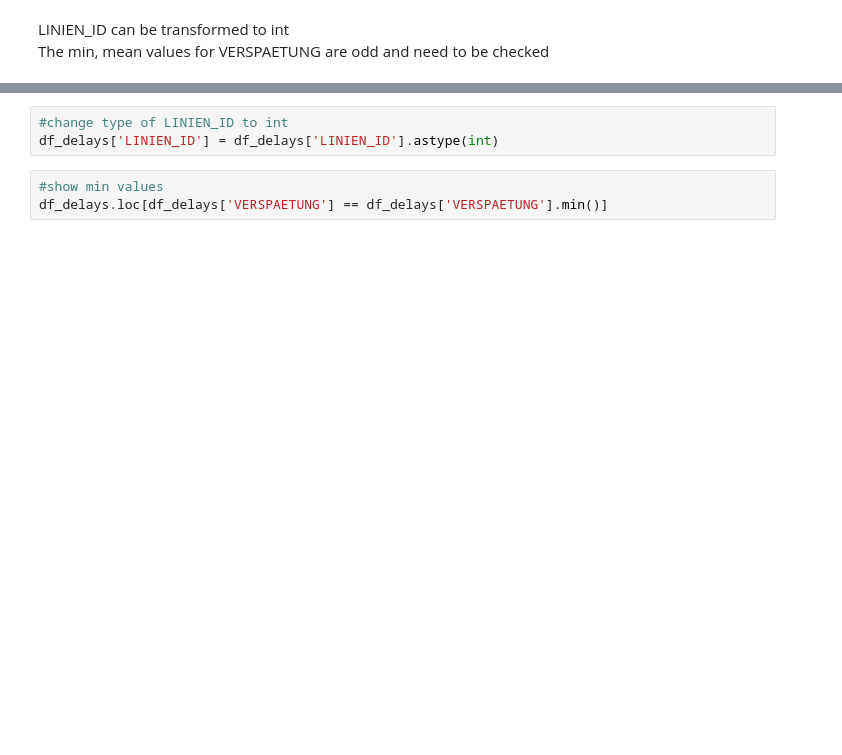
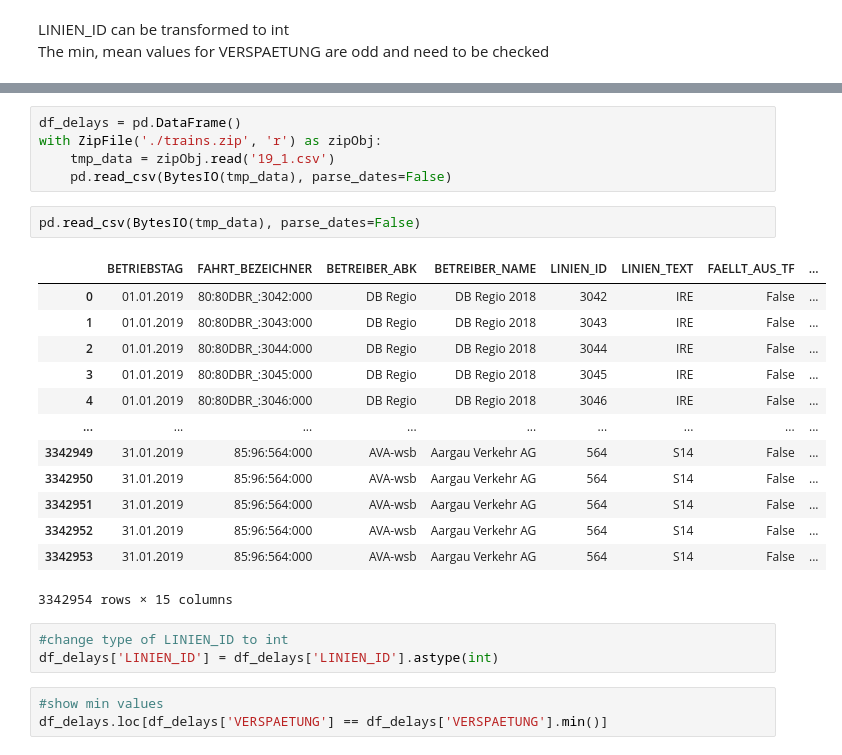
Before and after one commit to clemensklemens/showcase, a Jupyter notebook: OpenTransportData/TrainDelays2019.ipynb, the cells around one changed output, grey strips where cells are left out. Drawn from its saved outputs; the diff is of its cells as text; blank space fills up the shorter version.

```diff
--- a/OpenTransportData/TrainDelays2019.ipynb
+++ b/OpenTransportData/TrainDelays2019.ipynb
@@ -61,3 +87,24 @@ The min, mean values for VERSPAETUNG are odd and need to be checked
+# %%
+df_delays = pd.DataFrame()
+with ZipFile('./trains.zip', 'r') as zipObj:
+    tmp_data = zipObj.read('19_1.csv')
+    pd.read_csv(BytesIO(tmp_data), parse_dates=False)
+# %%
+pd.read_csv(BytesIO(tmp_data), parse_dates=False)
+# %% [output]
+|  | BETRIEBSTAG | FAHRT_BEZEICHNER | BETREIBER_ABK | BETREIBER_NAME | LINIEN_ID | LINIEN_TEXT | FAELLT_AUS_TF | ... |
+| 0 | 01.01.2019 | 80:80DBR_:3042:000 | DB Regio | DB Regio 2018 | 3042 | IRE | False | ... |
+| 1 | 01.01.2019 | 80:80DBR_:3043:000 | DB Regio | DB Regio 2018 | 3043 | IRE | False | ... |
+| 2 | 01.01.2019 | 80:80DBR_:3044:000 | DB Regio | DB Regio 2018 | 3044 | IRE | False | ... |
+| 3 | 01.01.2019 | 80:80DBR_:3045:000 | DB Regio | DB Regio 2018 | 3045 | IRE | False | ... |
+| 4 | 01.01.2019 | 80:80DBR_:3046:000 | DB Regio | DB Regio 2018 | 3046 | IRE | False | ... |
+| ... | ... | ... | ... | ... | ... | ... | ... | ... |
+| 3342949 | 31.01.2019 | 85:96:564:000 | AVA-wsb | Aargau Verkehr AG | 564 | S14 | False | ... |
+| 3342950 | 31.01.2019 | 85:96:564:000 | AVA-wsb | Aargau Verkehr AG | 564 | S14 | False | ... |
+| 3342951 | 31.01.2019 | 85:96:564:000 | AVA-wsb | Aargau Verkehr AG | 564 | S14 | False | ... |
+| 3342952 | 31.01.2019 | 85:96:564:000 | AVA-wsb | Aargau Verkehr AG | 564 | S14 | False | ... |
+| 3342953 | 31.01.2019 | 85:96:564:000 | AVA-wsb | Aargau Verkehr AG | 564 | S14 | False | ... |
+3342954 rows × 15 columns
 # %%
 #change type of LINIEN_ID to int
 df_delays['LINIEN_ID'] = df_delays['LINIEN_ID'].astype(int)
```
Also changed, not shown: parts of 3 cells of this notebook, 2 other files.
